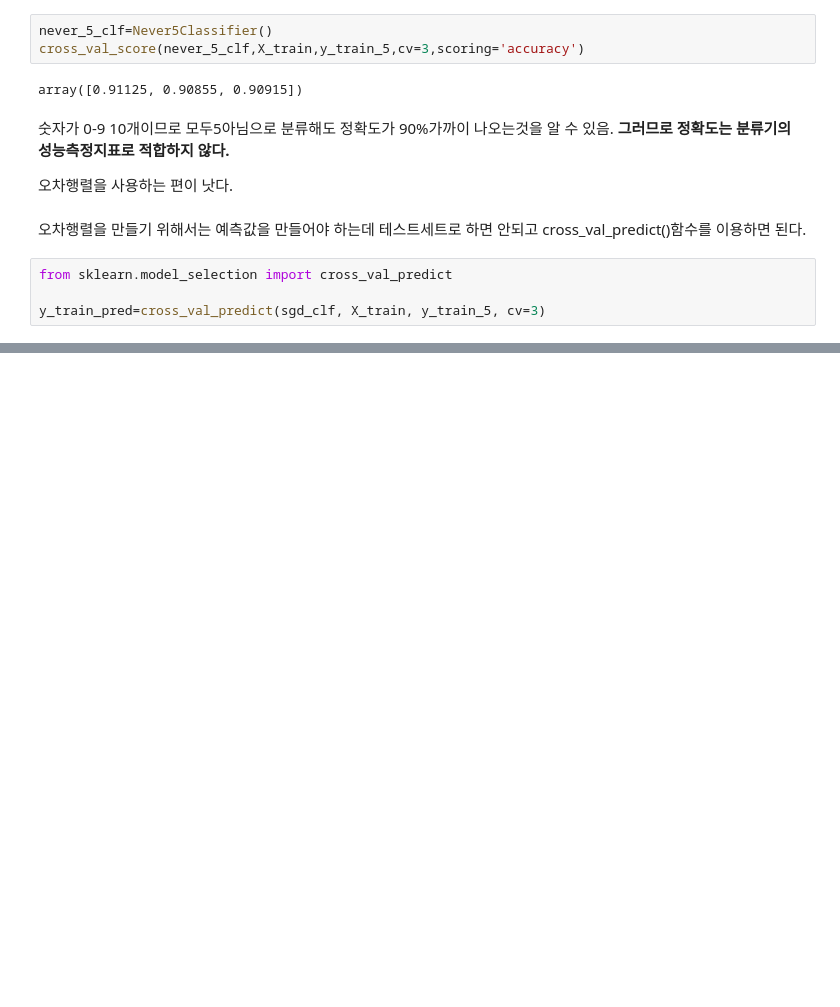
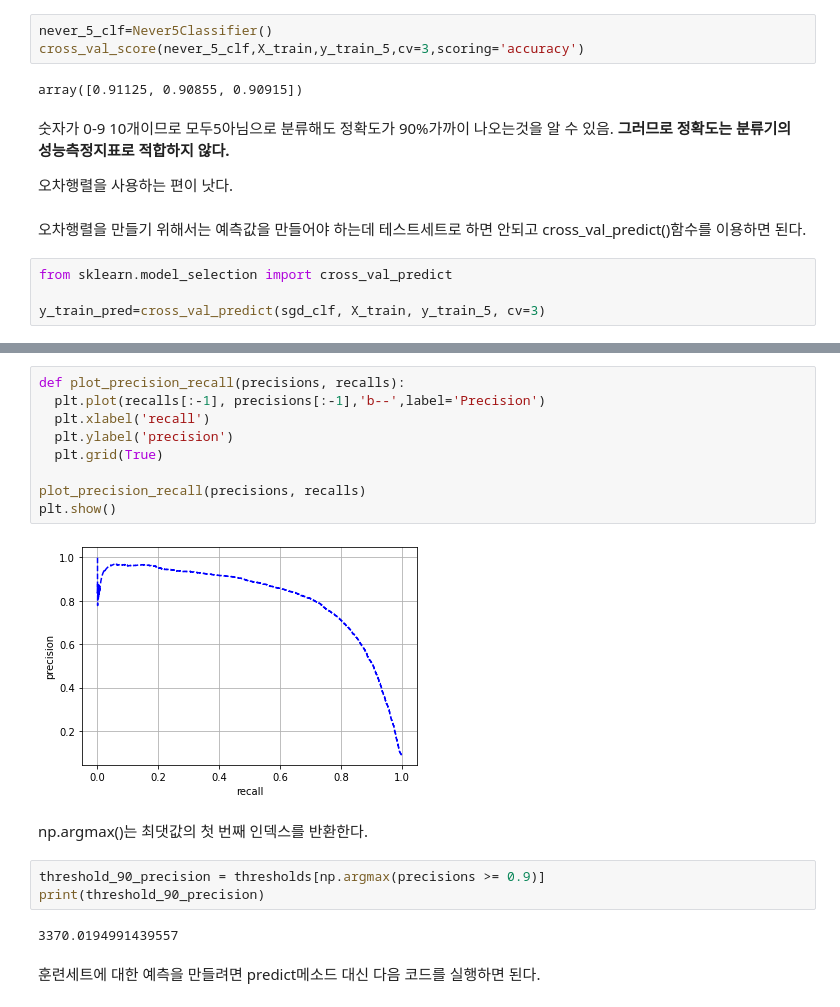
Before and after one commit to mk1encer/HandsOnML, a Jupyter notebook: Classification.ipynb, the cells around one changed output, grey strips where cells are left out. Cells and saved outputs as stored; diff of their text form; blank space fills up the shorter version.

```diff
--- a/Classification.ipynb
+++ b/Classification.ipynb
@@ -95,0 +181,20 @@ cross_val_predict()함수는 cross_val_score()함수와 동일하게 k-겹 교
+# %%
+def plot_precision_recall(precisions, recalls):
+  plt.plot(recalls[:-1], precisions[:-1],'b--',label='Precision')
+  plt.xlabel('recall')
+  plt.ylabel('precision')
+  plt.grid(True)
+
+plot_precision_recall(precisions, recalls)
+plt.show()
+# %% [output]
+[figure, added]
+# %% [markdown]
+np.argmax()는 최댓값의 첫 번째 인덱스를 반환한다.
+# %%
+threshold_90_precision = thresholds[np.argmax(precisions >= 0.9)]
+print(threshold_90_precision)
+# %% [output]
+3370.0194991439557
+# %% [markdown]
+훈련세트에 대한 예측을 만들려면 predict메소드 대신 다음 코드를 실행하면 된다.
```
Also changed, not shown: parts of 19 cells of this notebook.
